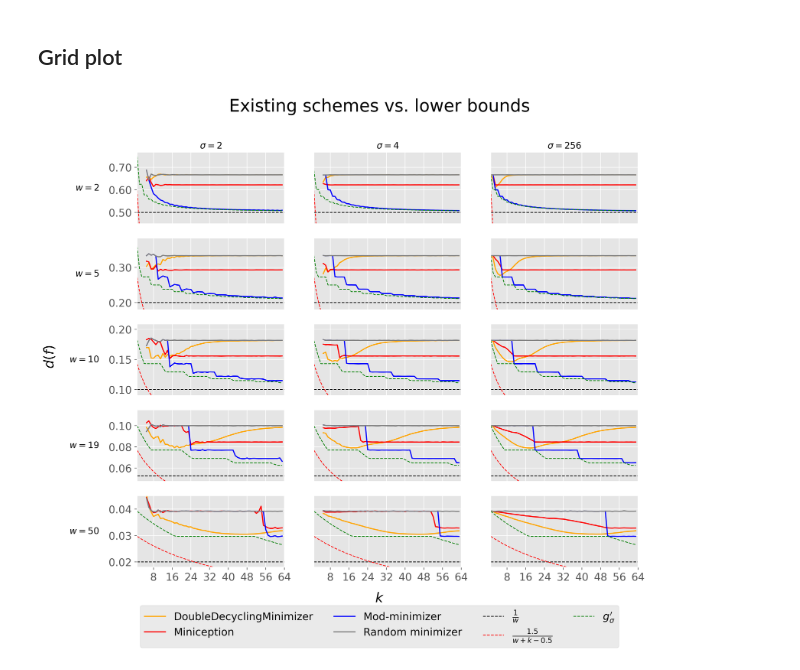
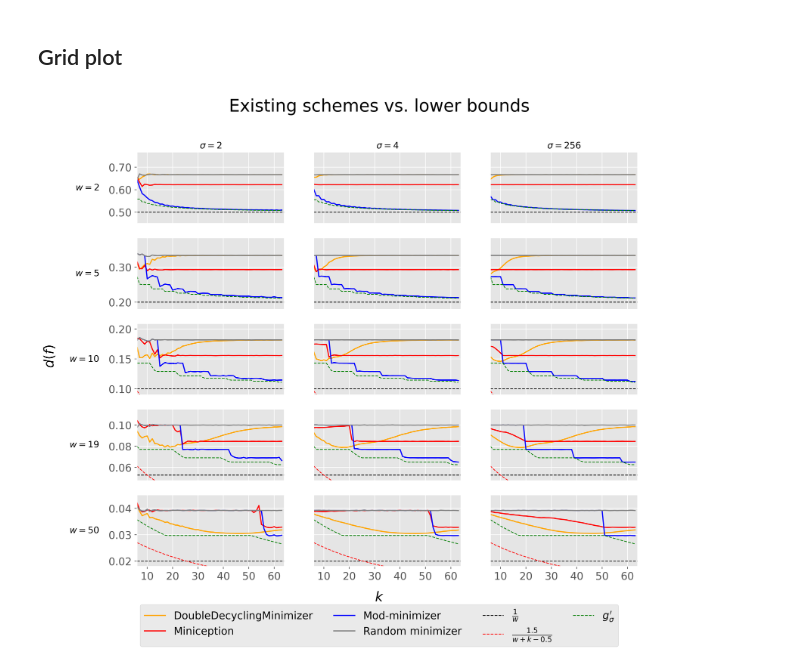
Before and after one commit to treangenlab/sampling-scheme-analysis, a Jupyter notebook: scripts/experimental-results.ipynb, the cells around one changed output. Drawn from its saved outputs; the diff is of its cells as text; code cells hidden in the pictures.

```diff
--- a/scripts/experimental-results.ipynb
+++ b/scripts/experimental-results.ipynb
@@ -211,7 +203,7 @@ fig.show()
 # %%
 w_range = all_window_sizes
 sigma_range = all_sigmas
-k_min, k_max = 1, 64
+k_min, k_max = 6, 64
 plot_ratio = False
 
 title_font = 23
@@ -261,7 +253,7 @@ for idx_sigma, sigma in enumerate(sigma_range):
         else:
             ax.set_yscale("log")
         ax.set_xlim((k_min, k_max))
-        ax.xaxis.set_major_locator(MaxNLocator(integer=True))
+        # ax.xaxis.set_major_locator(MaxNLocator(integer=True))
 
         prop={'size': subplot_font}
         for item in ([ax.title, ax.xaxis.label, ax.yaxis.label] +
@@ -283,31 +275,31 @@ for idx_sigma, sigma in enumerate(sigma_range):
                             bottom=False,
                             left=False,
                             labelleft=False)
 
 # Add labels to rows and columns
 axis_pad = 5
 for ax, w in zip(axs[:,0], w_range):
     ax.annotate(f"$w={w}$", xy=(0, 0.5), xytext=(-ax.yaxis.labelpad - axis_pad, 0),
         xycoords=ax.yaxis.label, textcoords='offset points',
         size='large', ha='right', va='center')
 
 for ax, sigma in zip(axs[0], all_sigmas):
     ax.annotate(f"$\sigma={sigma}$", xy=(0.5, 1), xytext=(0, axis_pad),
                 xycoords='axes fraction', textcoords='offset points',
                 size='large', ha='center', va='baseline')
 
 
 handles, labels = ax.get_legend_handles_labels()
 fig.legend(handles, labels, bbox_to_anchor=(0.5, 0), loc='center', prop={'size': legend_font}, ncols=4)
 fig.supxlabel("$k$", y=.04, fontsize=plot_font)
 if plot_ratio:
     fig.suptitle(f"Gap between $g_{{{sigma}}}$ and existing schemes", fontsize=title_font)
     fig.supylabel(f"gap ratio", x=0, fontsize=plot_font)
 else:
     fig.suptitle(f"Existing schemes vs. lower bounds", fontsize=title_font)
     fig.supylabel(f"$d(f)$", x=-0.02, fontsize=plot_font)
 
 fig.savefig(f"media/benchmark-grid-{'ratio' if plot_ratio else 'density'}.png", dpi=fig_dpi, bbox_inches='tight')
 fig.show()
 # %% [output]
-[figure, old version]
+[figure, new version]
```
Also changed, not shown: parts of 3 cells of this notebook.
